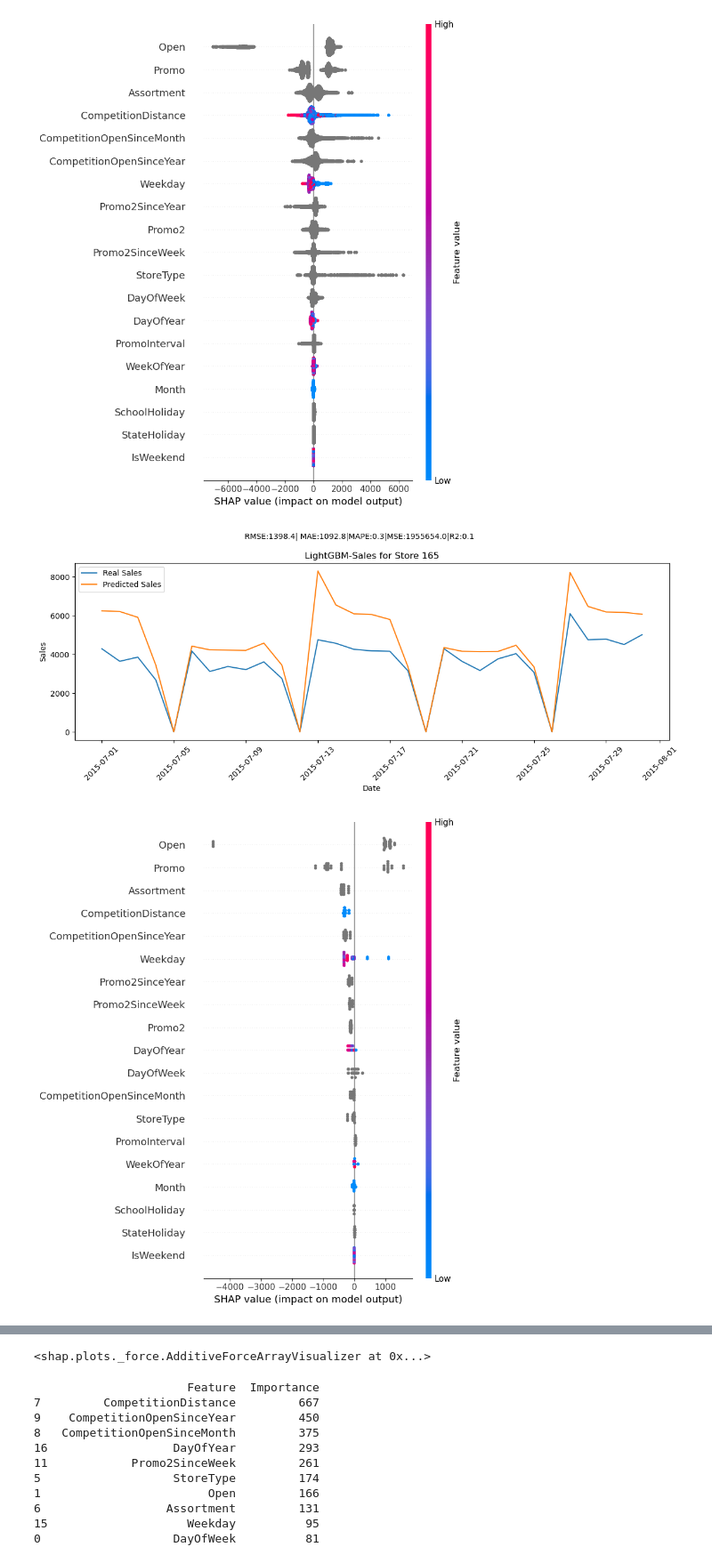
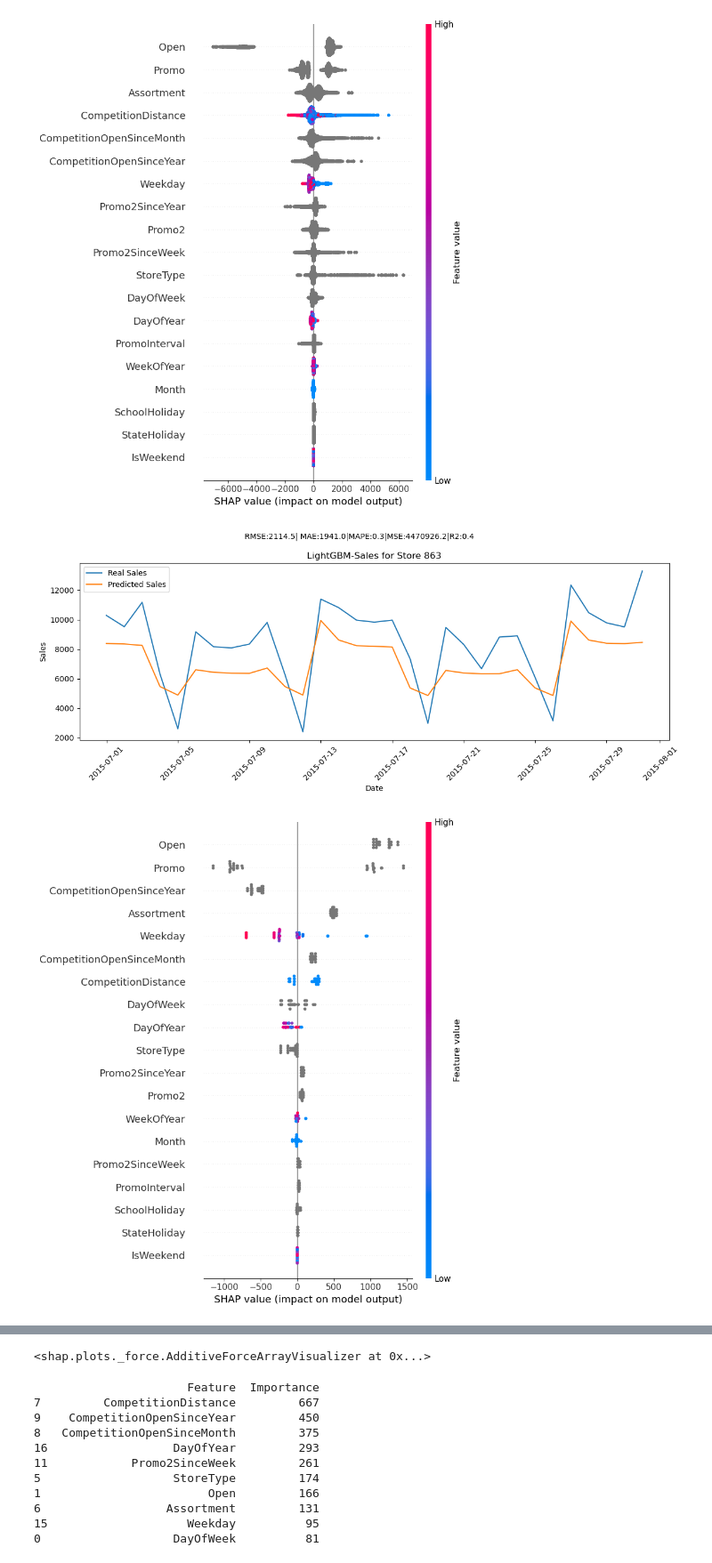
Before and after one commit to GeorgeStampolidiss/Projects, a Jupyter notebook: Project1_GStampolidis.ipynb, the cells around one changed output, grey strips where cells are left out. Shown at 89% size. Drawn from its saved outputs; the diff is of its cells as text; code cells hidden in the pictures.

```diff
--- a/Project1_GStampolidis.ipynb
+++ b/Project1_GStampolidis.ipynb
@@ -2146,7 +2241,7 @@ shap.summary_plot(shap_values,X_test)
 # %%
 #Predictions vs Real values in test data for a specific store
 #Default model
-store_ID=165
+store_ID=863
 store_df=test_data[test_data['Store']==store_ID]
 store_df['Date']=pd.to_datetime(store_df['Date'])
 store_df=store_df.sort_values(by='Date')
@@ -2159,35 +2254,35 @@ mape=mean_absolute_percentage_error(store_df['y'],store_df['PredictedSalesLGBMde
 mse=mean_squared_error(store_df['y'],store_df['PredictedSalesLGBMdefault'])
 
 #Plot for predictions vs real values
 plt.figure(figsize=(12,5))
 plt.plot(store_df['Date'],store_df['y'],label='Real Sales')
 plt.plot(store_df['Date'],store_df['PredictedSalesLGBMdefault'],label='Predicted Sales')
 plt.title(f'Sales Predicitions for Store {store_ID}')
 plt.xlabel('Date')
 plt.ylabel('Sales')
 plt.legend()
 plt.title(f'LightGBM-Sales for Store {store_ID}')
 plt.suptitle(f"RMSE:{rmse_store:.1f}| MAE:{mae_store:.1f}|MAPE:{mape:.1f}|MSE:{mse:.1f}|R2:{r2_store:.1f}",fontsize=10)
 plt.xticks(rotation=45)
 plt.tight_layout()
 plt.show()
 
 #SHAP plot for specific store
 #Predictions for store_ID
 X_test_store=X_test[test_data['Store']==store_ID]
 #SHAP Explainer
 explainer=shap.TreeExplainer(model_lgbm_default,feature_perturbation="tree_path_dependent")
 #SHAP values
 shap_values_store = explainer.shap_values(X_test_store)
 # SHAP summary diagram
 shap.summary_plot(shap_values_store,X_test_store,show=True)
 
 #Virtual SHAP plot (Force plot for all the predictions in July)
 shap.initjs()
 shap.force_plot(explainer.expected_value,shap_values_store[:31],X_test_store[:31])
 # %% [output]
-[figure, old version]
+[figure, new version]
-[figure, old version]
+[figure, new version]
 [interactive output not drawn]
 <shap.plots._force.AdditiveForceArrayVisualizer at 0x...>
 # %%
```
Also changed, not shown: parts of 10 cells of this notebook.
